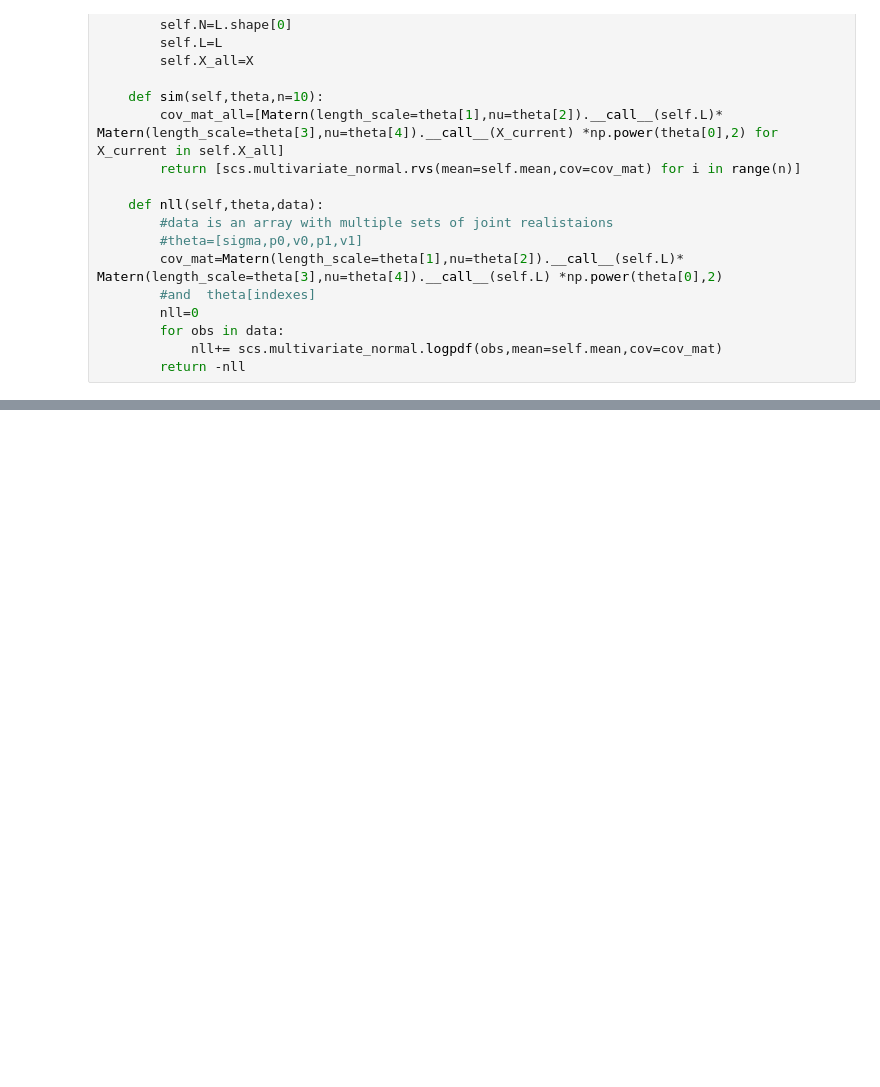
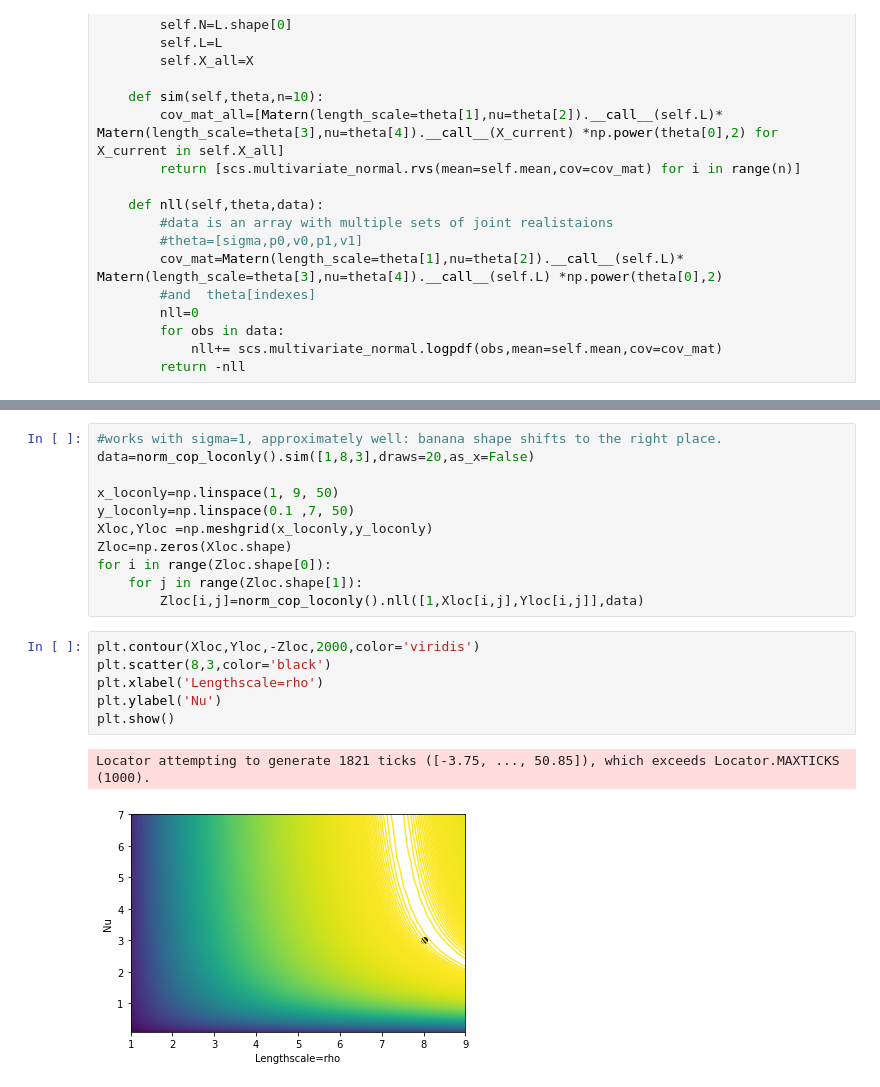
Before and after one commit to Huk-David/SpaDep_VCop, a Jupyter notebook: Gaussia_copula.ipynb, the cells around one changed output, grey strips where cells are left out. Drawn from its saved outputs; the diff is of its cells as text; blank space fills up the shorter version.

```diff
--- a/Gaussia_copula.ipynb
+++ b/Gaussia_copula.ipynb
@@ -122,0 +193,20 @@ range(0, 1)
+# %%
+#works with sigma=1, approximately well: banana shape shifts to the right place.
+data=norm_cop_loconly().sim([1,8,3],draws=20,as_x=False)
+
+x_loconly=np.linspace(1, 9, 50)
+y_loconly=np.linspace(0.1 ,7, 50)
+Xloc,Yloc =np.meshgrid(x_loconly,y_loconly)
+Zloc=np.zeros(Xloc.shape)
+for i in range(Zloc.shape[0]):
+    for j in range(Zloc.shape[1]):
+        Zloc[i,j]=norm_cop_loconly().nll([1,Xloc[i,j],Yloc[i,j]],data)
+# %%
+plt.contour(Xloc,Yloc,-Zloc,2000,color='viridis')
+plt.scatter(8,3,color='black')
+plt.xlabel('Lengthscale=rho')
+plt.ylabel('Nu')
+plt.show()
+# %% [output]
+Locator attempting to generate 1821 ticks ([-3.75, ..., 50.85]), which exceeds Locator.MAXTICKS (1000).
+[figure, added]
```
Also changed, not shown: parts of 12 cells of this notebook, 1 other file.
